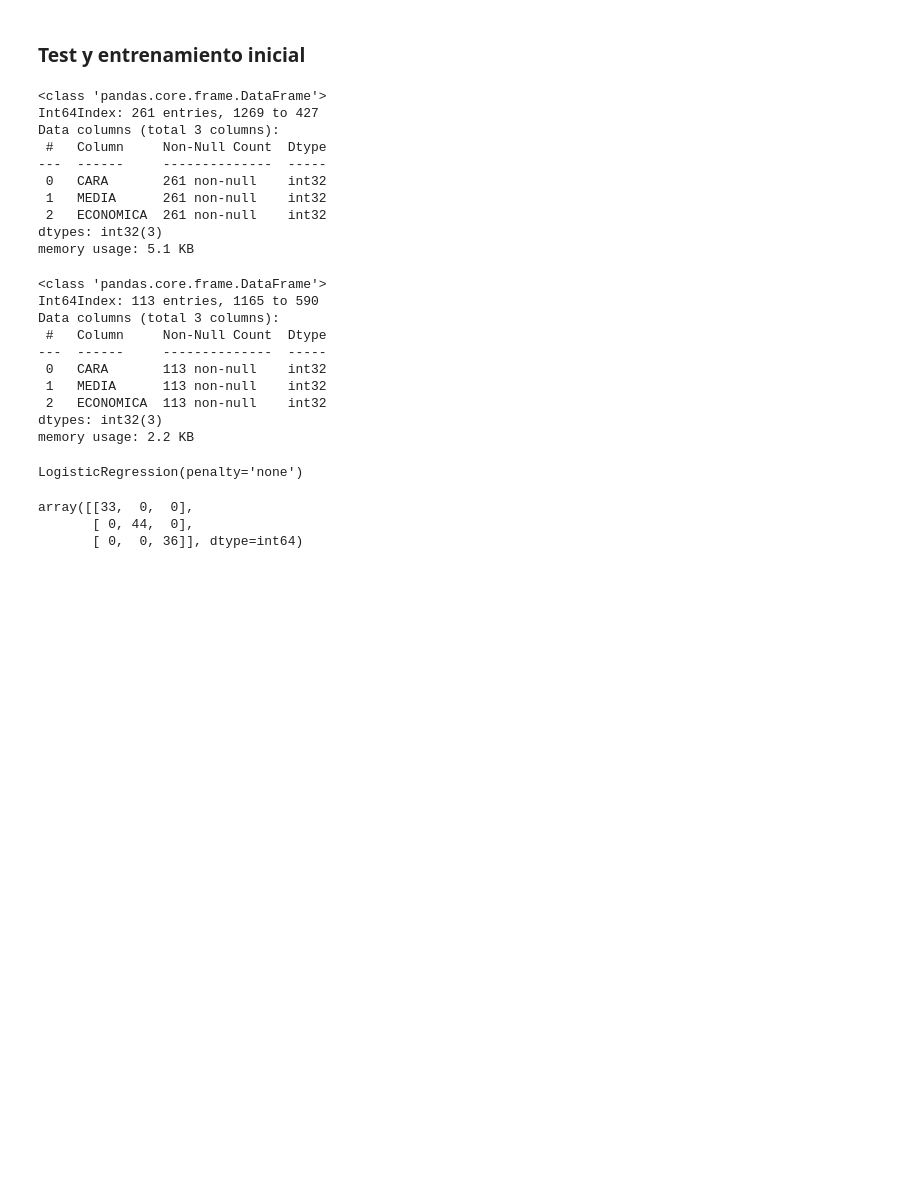
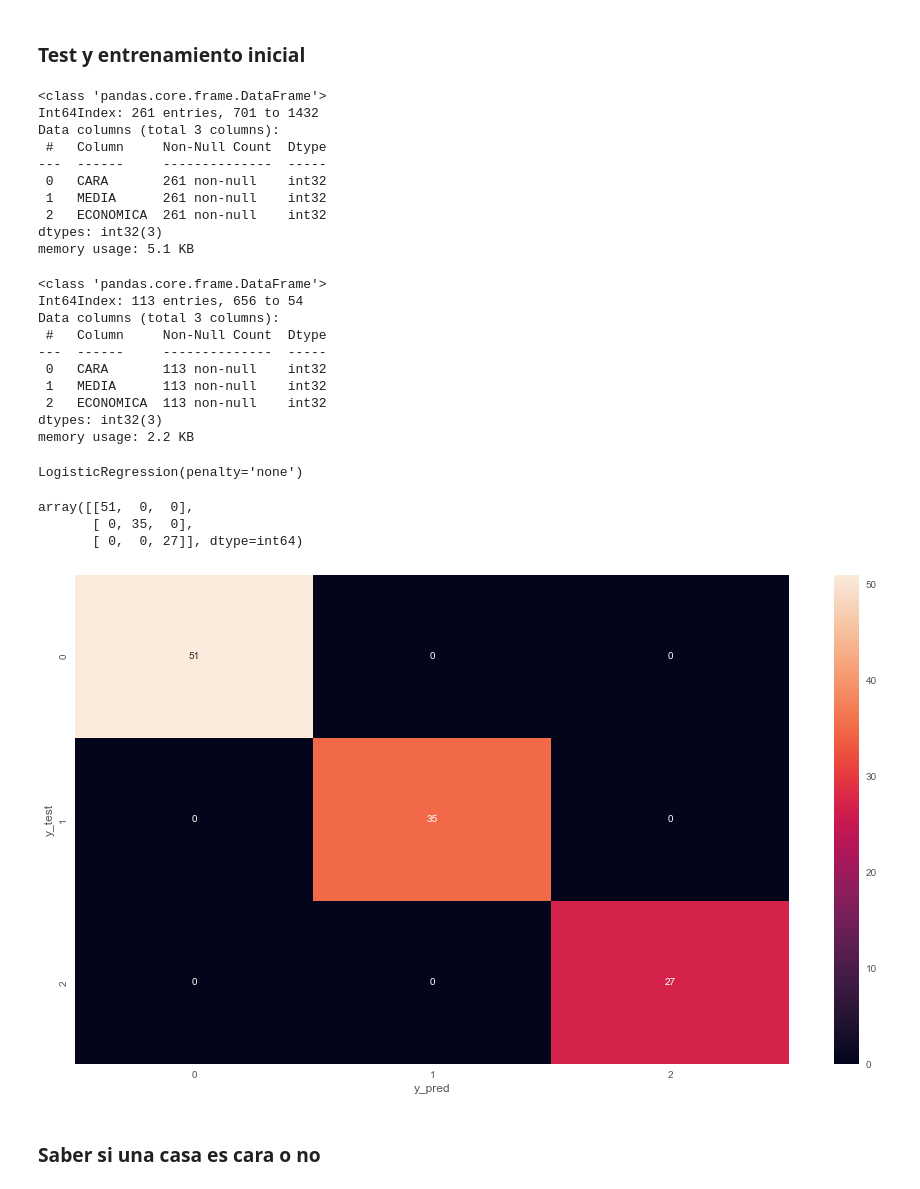
Before and after one commit to wsaldana/MineriaHDT6, a Jupyter notebook: Hoja6.ipynb, the cells around one changed output. Cells and saved outputs as stored; diff of their text form; code cells hidden in the pictures; blank space fills up the shorter version.

```diff
--- a/Hoja6.ipynb
+++ b/Hoja6.ipynb
@@ -278,7 +280,7 @@ entrenamiento
 ### Variables independientes y variable dependiente
 # %%
 X = entrenamiento[["CARA", "MEDIA", "ECONOMICA"]]
-y = entrenamiento[["KmeansCluster"]]
+y = entrenamiento.pop("KmeansCluster")
 # %% [markdown]
 ### Test y entrenamiento inicial
 # %%
@@ -287,7 +289,7 @@ X_train, X_test,y_train, y_test = train_test_split(X, y,test_size=0.3,train_size
 X_train.info()
 # %% [output]
 <class 'pandas.core.frame.DataFrame'>
-Int64Index: 261 entries, 1269 to 427
+Int64Index: 261 entries, 701 to 1432
 Data columns (total 3 columns):
  #   Column     Non-Null Count  Dtype
 ---  ------     --------------  -----
@@ -300,7 +302,7 @@ memory usage: 5.1 KB
 X_test.info()
 # %% [output]
 <class 'pandas.core.frame.DataFrame'>
-Int64Index: 113 entries, 1165 to 590
+Int64Index: 113 entries, 656 to 54
 Data columns (total 3 columns):
  #   Column     Non-Null Count  Dtype
 ---  ------     --------------  -----
@@ -320,6 +322,22 @@ y_proba = logReg.predict_proba(X)[:,1]
 cm = Confusion_Matrix(y_test,y_pred)
 cm
 # %% [output]
-array([[33,  0,  0],
-       [ 0, 44,  0],
-       [ 0,  0, 36]], dtype=int64)
+array([[51,  0,  0],
+       [ 0, 35,  0],
+       [ 0,  0, 27]], dtype=int64)
+# %%
+dat = {
+    'y_test': y_test,
+    'y_pred': y_pred
+}
+
+ev = pd.DataFrame(dat, columns=['y_test','y_pred'])
+
+confusion_matrix = pd.crosstab(ev['y_test'], ev['y_pred'], rownames=['y_test'], colnames=['y_pred'])
+
+sb.heatmap(confusion_matrix, annot=True)
+plt.show()
+# %% [output]
+[figure, added]
+# %% [markdown]
+### Saber si una casa es cara o no
```
Also changed, not shown: parts of 12 cells of this notebook.
